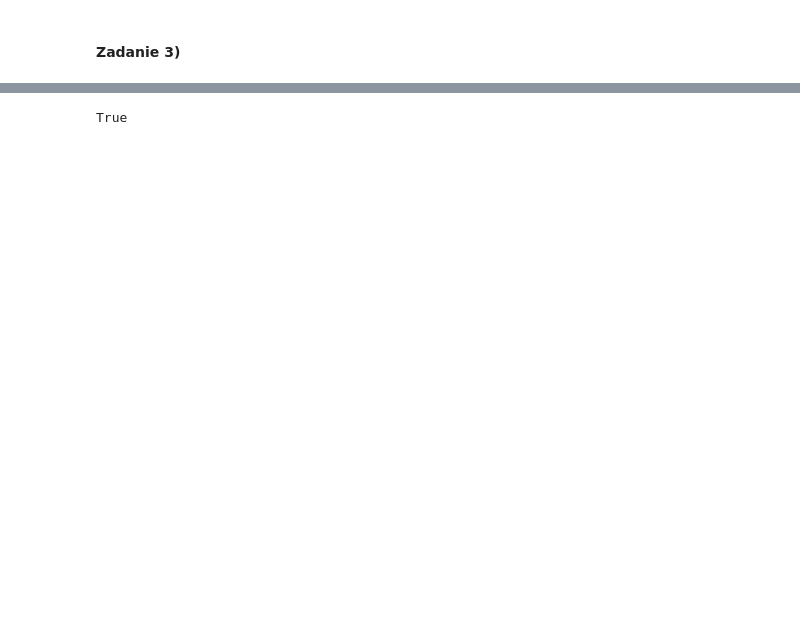
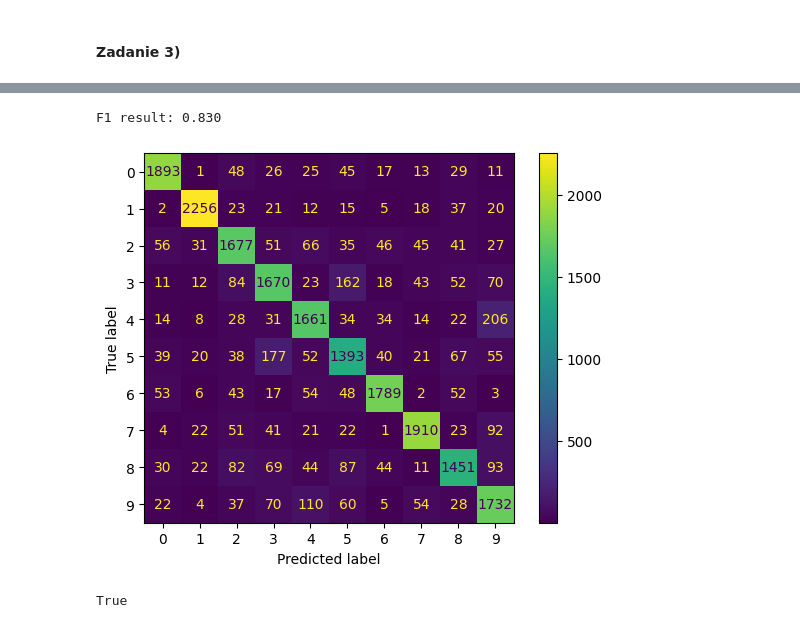
Before and after one commit to LKochan123/Machine-learning, a Jupyter notebook: Lab5/lab5.ipynb, the cells around one changed output, grey strips where cells are left out. Cells and saved outputs as stored; diff of their text form; code cells hidden in the pictures; blank space fills up the shorter version.

```diff
--- a/Lab5/lab5.ipynb
+++ b/Lab5/lab5.ipynb
@@ -63,3 +147,21 @@ array([[1., 0., 0.]])
+# %%
+X=X.reshape(X.shape[0], 784)
+X_train, X_test, y_train, y_test = train_test_split(X, y, test_size=0.3)
+
+DEPTH = 10
+clf = tree.DecisionTreeClassifier(max_depth=DEPTH)
+clf.fit(X_train, y_train)
+y_pred = clf.predict(X_test)
+
+print(f"F1 result: {f1_score(y_test, y_pred, average='micro'):.3f}")
+
+conf_matrix = confusion_matrix(y_test, y_pred)
+cm_display = ConfusionMatrixDisplay(confusion_matrix = conf_matrix)
+cm_display.plot()
+plt.show()
+# %% [output]
+F1 result: 0.830
+[figure, added]
 # %%
 from six import StringIO
 import pydot
```
Also changed, not shown: parts of 9 cells of this notebook, 15 other files.
